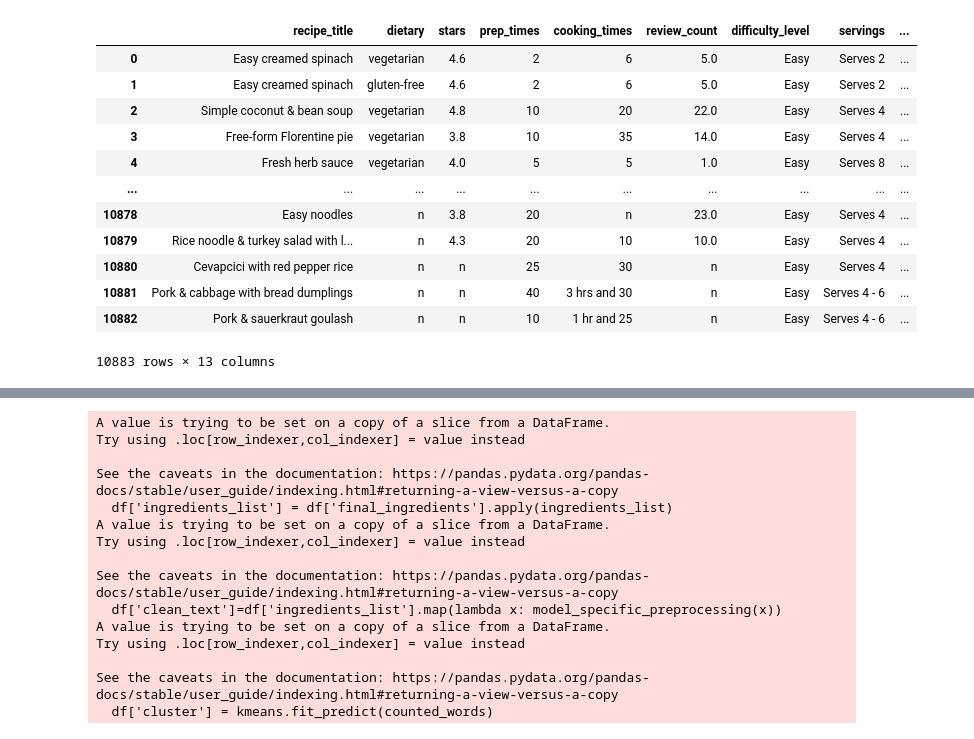
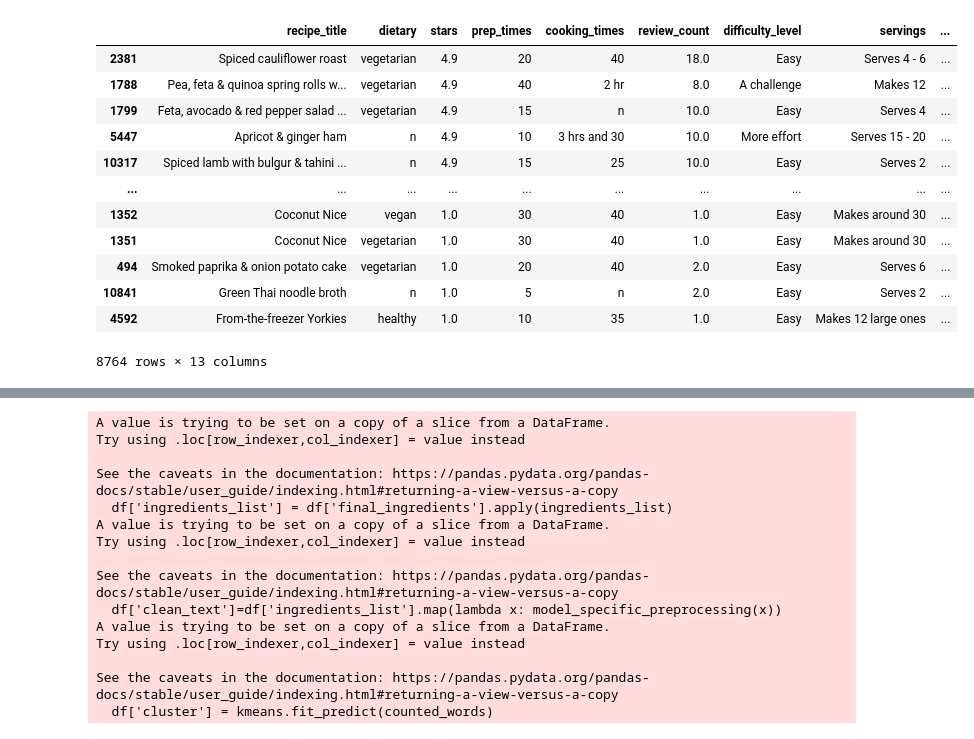
Before and after one commit to mfaruki/replenish_frontend, a Jupyter notebook: replenish_frontend/Untitled.ipynb, the cells around one changed output, grey strips where cells are left out. Saved outputs shown, nothing was run; the diff lists cells and outputs as text; code cells hidden in the pictures.

```diff
--- a/replenish_frontend/Untitled.ipynb
+++ b/replenish_frontend/Untitled.ipynb
@@ -16,18 +16,22 @@ df = pd.read_csv(os.path.join(path,'bbc_final_df.csv'))
 # %%
 df.reset_index(drop=True, inplace=True)
 # %%
-df
+df = df[df['stars']!='n']
-# %% [output]
-|  | recipe_title | dietary | stars | prep_times | cooking_times | review_count | difficulty_level | servings | ... |
-| 0 | Easy creamed spinach | vegetarian | 4.6 | 2 | 6 | 5.0 | Easy | Serves 2 | ... |
-| 1 | Easy creamed spinach | gluten-free | 4.6 | 2 | 6 | 5.0 | Easy | Serves 2 | ... |
-| 2 | Simple coconut & bean soup | vegetarian | 4.8 | 10 | 20 | 22.0 | Easy | Serves 4 | ... |
-| 3 | Free-form Florentine pie | vegetarian | 3.8 | 10 | 35 | 14.0 | Easy | Serves 4 | ... |
-| 4 | Fresh herb sauce | vegetarian | 4.0 | 5 | 5 | 1.0 | Easy | Serves 8 | ... |
-| ... | ... | ... | ... | ... | ... | ... | ... | ... | ... |
-| 10878 | Easy noodles | n | 3.8 | 20 | n | 23.0 | Easy | Serves 4 | ... |
-| 10879 | Rice noodle & turkey salad with l... | n | 4.3 | 20 | 10 | 10.0 | Easy | Serves 4 | ... |
-| 10880 | Cevapcici with red pepper rice | n | n | 25 | 30 | n | Easy | Serves 4 | ... |
-| 10881 | Pork & cabbage with bread dumplings | n | n | 40 | 3 hrs and 30 | n | Easy | Serves 4 - 6 | ... |
-| 10882 | Pork & sauerkraut goulash | n | n | 10 | 1 hr and 25 | n | Easy | Serves 4 - 6 | ... |
-10883 rows × 13 columns
+# %%
+df = df.sort_values(by='stars', ascending=False)
+# %%
+df = df[df['preference']!='n']
+# %% [output]
+|  | recipe_title | dietary | stars | prep_times | cooking_times | review_count | difficulty_level | servings | ... |
+| 2381 | Spiced cauliflower roast | vegetarian | 4.9 | 20 | 40 | 18.0 | Easy | Serves 4 - 6 | ... |
+| 1788 | Pea, feta & quinoa spring rolls w... | vegetarian | 4.9 | 40 | 2 hr | 8.0 | A challenge | Makes 12 | ... |
+| 1799 | Feta, avocado & red pepper salad ... | vegetarian | 4.9 | 15 | n | 10.0 | Easy | Serves 4 | ... |
+| 5447 | Apricot & ginger ham | n | 4.9 | 10 | 3 hrs and 30 | 10.0 | More effort | Serves 15 - 20 | ... |
+| 10317 | Spiced lamb with bulgur & tahini ... | n | 4.9 | 15 | 25 | 10.0 | Easy | Serves 2 | ... |
+| ... | ... | ... | ... | ... | ... | ... | ... | ... | ... |
+| 1352 | Coconut Nice | vegan | 1.0 | 30 | 40 | 1.0 | Easy | Makes around 30 | ... |
+| 1351 | Coconut Nice | vegetarian | 1.0 | 30 | 40 | 1.0 | Easy | Makes around 30 | ... |
+| 494 | Smoked paprika & onion potato cake | vegetarian | 1.0 | 20 | 40 | 2.0 | Easy | Serves 6 | ... |
+| 10841 | Green Thai noodle broth | n | 1.0 | 5 | n | 2.0 | Easy | Serves 2 | ... |
+| 4592 | From-the-freezer Yorkies | healthy | 1.0 | 10 | 35 | 1.0 | Easy | Makes 12 large ones | ... |
+8764 rows × 13 columns
```
Also changed, not shown: parts of 31 cells of this notebook, 4 other files.
